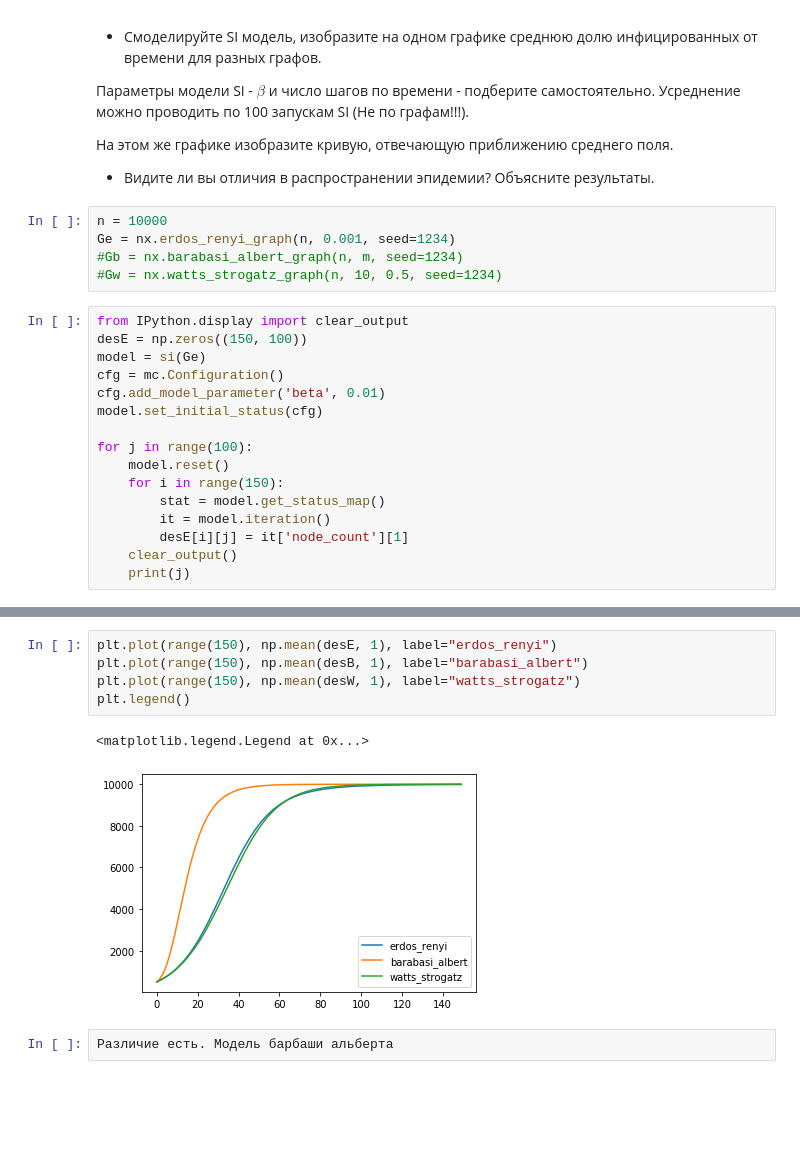
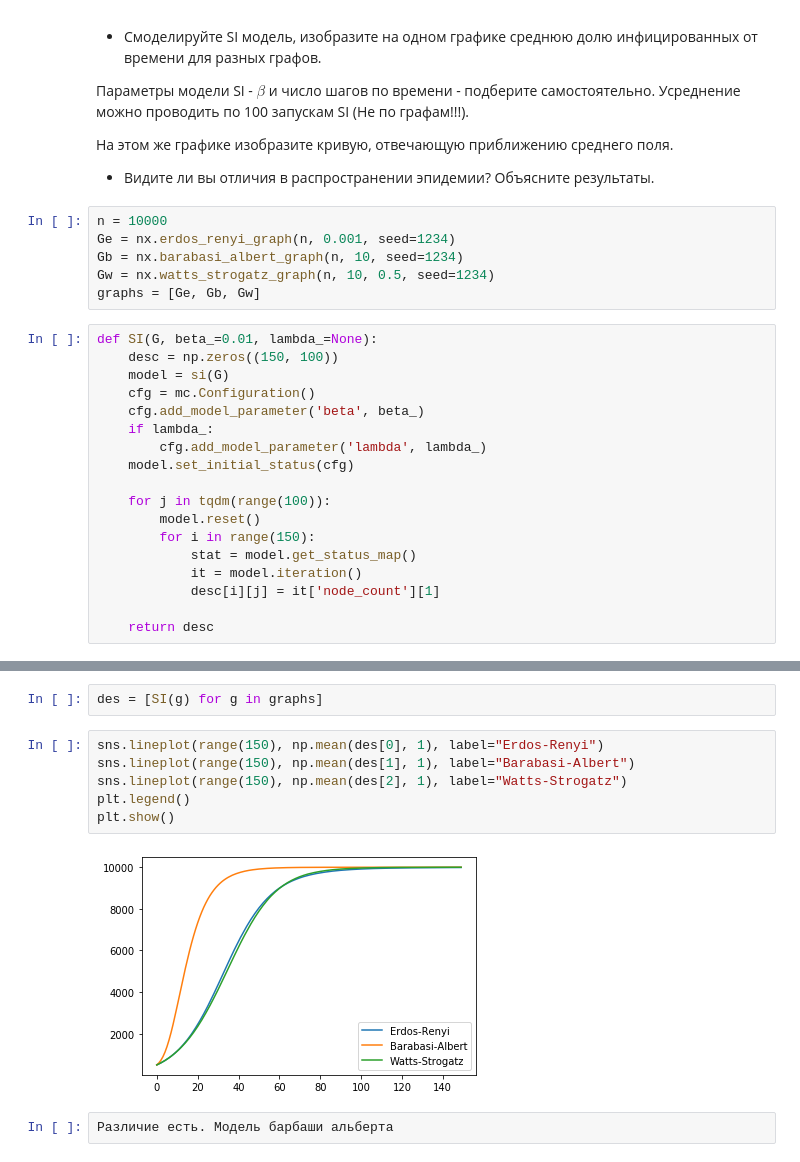
Before and after one commit to kimaril/networksch, a Jupyter notebook: notebooks/NS Assignment 07.ipynb, the cells around one changed output, grey strips where cells are left out. Saved outputs shown, nothing was run; the diff lists cells and outputs as text; blank space fills up the shorter version.

```diff
--- a/notebooks/NS Assignment 07.ipynb
+++ b/notebooks/NS Assignment 07.ipynb
@@ -29,21 +33,24 @@ import ndlib.models.ModelConfig as mc
 # %%
 n = 10000
 Ge = nx.erdos_renyi_graph(n, 0.001, seed=1234)
-#Gb = nx.barabasi_albert_graph(n, m, seed=1234)
-#Gw = nx.watts_strogatz_graph(n, 10, 0.5, seed=1234)
+Gb = nx.barabasi_albert_graph(n, 10, seed=1234)
+Gw = nx.watts_strogatz_graph(n, 10, 0.5, seed=1234)
+graphs = [Ge, Gb, Gw]
 # %%
-from IPython.display import clear_output
-desE = np.zeros((150, 100))
-model = si(Ge)
-cfg = mc.Configuration()
-cfg.add_model_parameter('beta', 0.01)
-model.set_initial_status(cfg)
+def SI(G, beta_=0.01, lambda_=None):
+    desc = np.zeros((150, 100))
+    model = si(G)
+    cfg = mc.Configuration()
+    cfg.add_model_parameter('beta', beta_)
+    if lambda_:
+        cfg.add_model_parameter('lambda', lambda_)
+    model.set_initial_status(cfg)
 
-for j in range(100):
-    model.reset()
-    for i in range(150):
-        stat = model.get_status_map()
-        it = model.iteration()
-        desE[i][j] = it['node_count'][1]
-    clear_output()
-    print(j)
+    for j in tqdm(range(100)):
+        model.reset()
+        for i in range(150):
+            stat = model.get_status_map()
+            it = model.iteration()
+            desc[i][j] = it['node_count'][1]
+
+    return desc
@@ -89,11 +57,13 @@ for j in range(100):
+# %%
+des = [SI(g) for g in graphs]
 # %%
-plt.plot(range(150), np.mean(desE, 1), label="erdos_renyi")
-plt.plot(range(150), np.mean(desB, 1), label="barabasi_albert")
-plt.plot(range(150), np.mean(desW, 1), label="watts_strogatz")
+sns.lineplot(range(150), np.mean(des[0], 1), label="Erdos-Renyi")
+sns.lineplot(range(150), np.mean(des[1], 1), label="Barabasi-Albert")
+sns.lineplot(range(150), np.mean(des[2], 1), label="Watts-Strogatz")
 plt.legend()
+plt.show()
 # %% [output]
-<matplotlib.legend.Legend at 0x...>
-[figure, old version]
+[figure, new version]
 # %%
 Различие есть. Модель барбаши альберта
 # %% [markdown]
```
Also changed, not shown: parts of 26 cells of this notebook, 8 other files.
